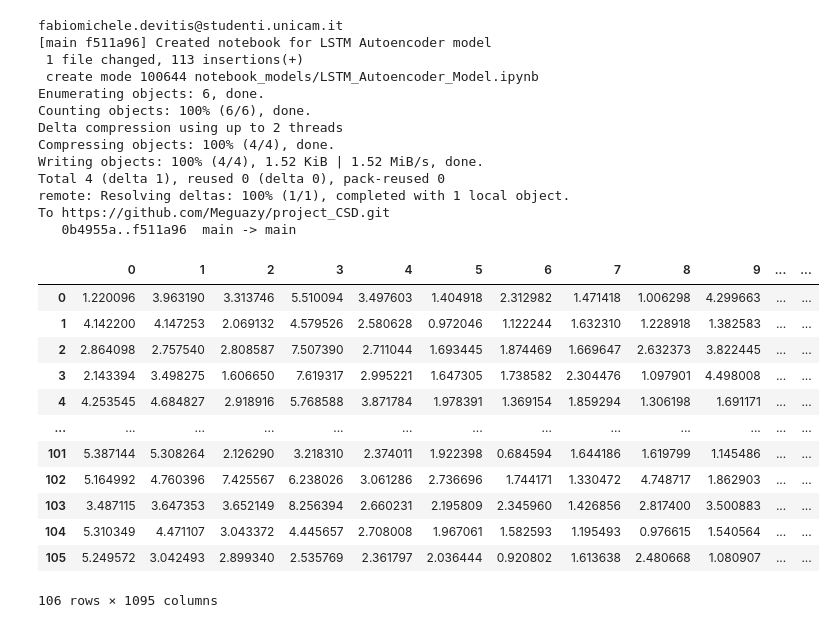
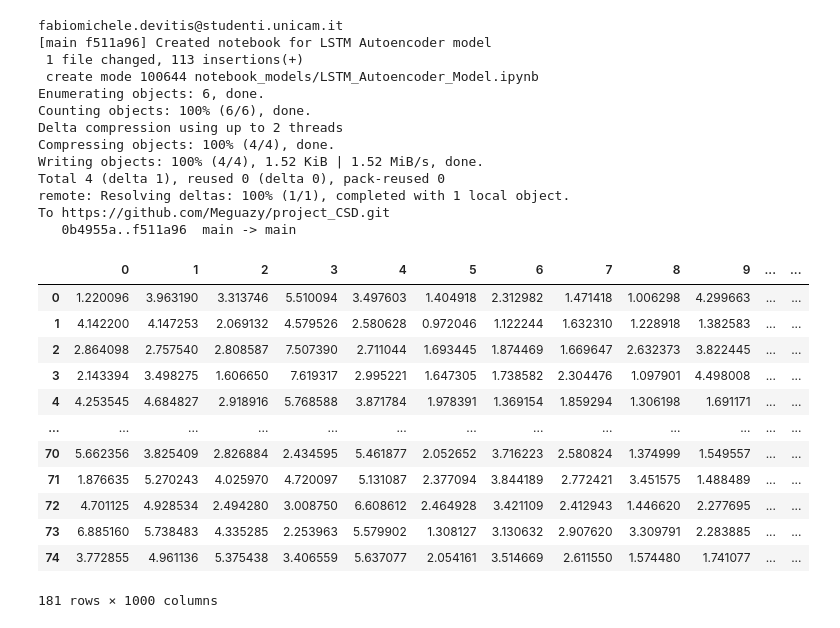
Before and after one commit to BianchiLuca28/project_CSD, a Jupyter notebook: notebook_models/VAE.ipynb, the cells around one changed output. Drawn from its saved outputs; the diff is of its cells as text; code cells hidden in the pictures.

```diff
--- a/notebook_models/VAE.ipynb
+++ b/notebook_models/VAE.ipynb
@@ -55,39 +55,40 @@ To https://github.com/Meguazy/project_CSD.git
 # %%
 from re import X
 import numpy as np
 import pandas as pd
 from pyod.models.vae import VAE
 from sklearn.preprocessing import StandardScaler
 
 X1 = pd.read_csv("data/processed_data/Caso1SingleAxes/norm_TS1.csv")
 X3 = pd.read_csv("data/processed_data/Caso1SingleAxes/norm_TS2.csv")
 
 X2 = pd.read_csv("data/processed_data/Caso2SingleAxes/norm_TS1.csv")
 X4 = pd.read_csv("data/processed_data/Caso2SingleAxes/norm_TS2.csv")
 
 X_1 = X1.loc[:, X1.columns != 'Acquisition Number']
 X_2 = X2.loc[:, X2.columns != 'Acquisition Number']
-X_3 = X1.loc[:, X3.columns != 'Acquisition Number']
-X_4 = X2.loc[:, X4.columns != 'Acquisition Number']
+X_3 = X3.loc[:, X3.columns != 'Acquisition Number']
+X_4 = X4.loc[:, X4.columns != 'Acquisition Number']
 
-X_1 = X_1.iloc[: , :1095]
-X_2 = X_2.iloc[: , :1095]
-X_3 = X_3.iloc[: , :1095]
-X_4 = X_1.iloc[: , :1095]
+X_1 = X_1.iloc[: , :1000]
+X_2 = X_2.iloc[: , :1000]
+X_3 = X_3.iloc[: , :1000]
+X_4 = X_4.iloc[: , :1000]
 
-X_1
+X_train = pd.concat([X_1, X_3.head(75)], axis=0)
+X_train
 # %% [output]
 |  | 0 | 1 | 2 | 3 | 4 | 5 | 6 | 7 | 8 | 9 | ... | ... |
 | 0 | 1.220096 | 3.963190 | 3.313746 | 5.510094 | 3.497603 | 1.404918 | 2.312982 | 1.471418 | 1.006298 | 4.299663 | ... | ... |
 | 1 | 4.142200 | 4.147253 | 2.069132 | 4.579526 | 2.580628 | 0.972046 | 1.122244 | 1.632310 | 1.228918 | 1.382583 | ... | ... |
 | 2 | 2.864098 | 2.757540 | 2.808587 | 7.507390 | 2.711044 | 1.693445 | 1.874469 | 1.669647 | 2.632373 | 3.822445 | ... | ... |
 | 3 | 2.143394 | 3.498275 | 1.606650 | 7.619317 | 2.995221 | 1.647305 | 1.738582 | 2.304476 | 1.097901 | 4.498008 | ... | ... |
 | 4 | 4.253545 | 4.684827 | 2.918916 | 5.768588 | 3.871784 | 1.978391 | 1.369154 | 1.859294 | 1.306198 | 1.691171 | ... | ... |
 | ... | ... | ... | ... | ... | ... | ... | ... | ... | ... | ... | ... | ... |
-| 101 | 5.387144 | 5.308264 | 2.126290 | 3.218310 | 2.374011 | 1.922398 | 0.684594 | 1.644186 | 1.619799 | 1.145486 | ... | ... |
-| 102 | 5.164992 | 4.760396 | 7.425567 | 6.238026 | 3.061286 | 2.736696 | 1.744171 | 1.330472 | 4.748717 | 1.862903 | ... | ... |
-| 103 | 3.487115 | 3.647353 | 3.652149 | 8.256394 | 2.660231 | 2.195809 | 2.345960 | 1.426856 | 2.817400 | 3.500883 | ... | ... |
-| 104 | 5.310349 | 4.471107 | 3.043372 | 4.445657 | 2.708008 | 1.967061 | 1.582593 | 1.195493 | 0.976615 | 1.540564 | ... | ... |
-| 105 | 5.249572 | 3.042493 | 2.899340 | 2.535769 | 2.361797 | 2.036444 | 0.920802 | 1.613638 | 2.480668 | 1.080907 | ... | ... |
+| 70 | 5.662356 | 3.825409 | 2.826884 | 2.434595 | 5.461877 | 2.052652 | 3.716223 | 2.580824 | 1.374999 | 1.549557 | ... | ... |
+| 71 | 1.876635 | 5.270243 | 4.025970 | 4.720097 | 5.131087 | 2.377094 | 3.844189 | 2.772421 | 3.451575 | 1.488489 | ... | ... |
+| 72 | 4.701125 | 4.928534 | 2.494280 | 3.008750 | 6.608612 | 2.464928 | 3.421109 | 2.412943 | 1.446620 | 2.277695 | ... | ... |
+| 73 | 6.885160 | 5.738483 | 4.335285 | 2.253963 | 5.579902 | 1.308127 | 3.130632 | 2.907620 | 3.309791 | 2.283885 | ... | ... |
+| 74 | 3.772855 | 4.961136 | 5.375438 | 3.406559 | 5.637077 | 2.054161 | 3.514669 | 2.611550 | 1.574480 | 1.741077 | ... | ... |
-106 rows × 1095 columns
+181 rows × 1000 columns
 # %%
```
Also changed, not shown: parts of 3 cells of this notebook.
